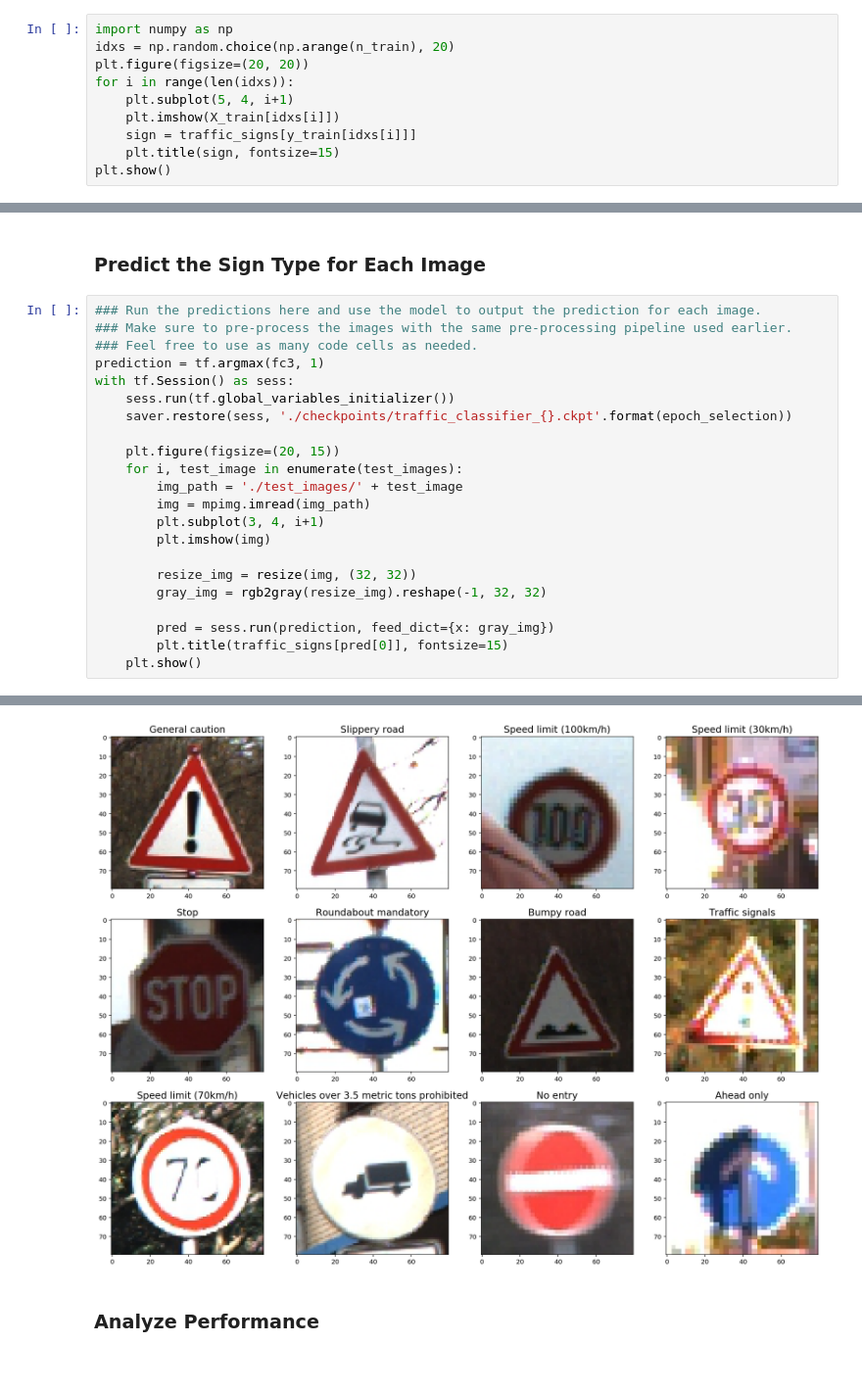
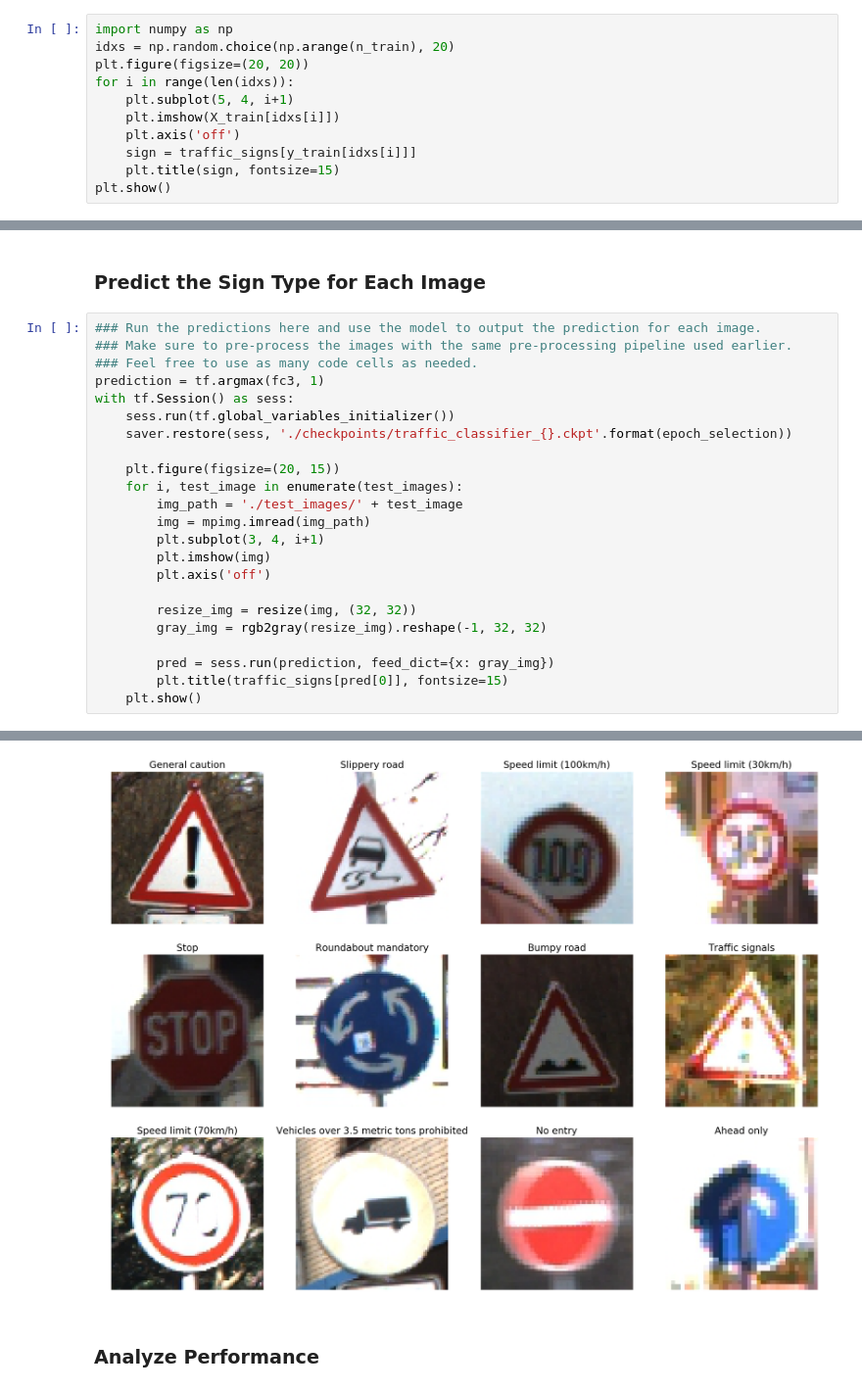
Before and after one commit to yoon-gu/CarND-Traffic-Sign-Classifier-Project, a Jupyter notebook: Traffic_Sign_Classifier.ipynb, the cells around one changed output, grey strips where cells are left out. Shown at 98% size. Drawn from its saved outputs; the diff is of its cells as text.

```diff
--- a/Traffic_Sign_Classifier.ipynb
+++ b/Traffic_Sign_Classifier.ipynb
@@ -108,6 +108,7 @@ plt.figure(figsize=(20, 20))
 for i in range(len(idxs)):
     plt.subplot(5, 4, i+1)
     plt.imshow(X_train[idxs[i]])
+    plt.axis('off')
     sign = traffic_signs[y_train[idxs[i]]]
     plt.title(sign, fontsize=15)
 plt.show()
@@ -326,28 +324,29 @@ plt.show()
 # %%
 ### Run the predictions here and use the model to output the prediction for each image.
 ### Make sure to pre-process the images with the same pre-processing pipeline used earlier.
 ### Feel free to use as many code cells as needed.
 prediction = tf.argmax(fc3, 1)
 with tf.Session() as sess:
     sess.run(tf.global_variables_initializer())
     saver.restore(sess, './checkpoints/traffic_classifier_{}.ckpt'.format(epoch_selection))
 
     plt.figure(figsize=(20, 15))
     for i, test_image in enumerate(test_images):
         img_path = './test_images/' + test_image
         img = mpimg.imread(img_path)
         plt.subplot(3, 4, i+1)
         plt.imshow(img)
+        plt.axis('off')
 
         resize_img = resize(img, (32, 32))
         gray_img = rgb2gray(resize_img).reshape(-1, 32, 32)
 
         pred = sess.run(prediction, feed_dict={x: gray_img})
         plt.title(traffic_signs[pred[0]], fontsize=15)
     plt.show()
 # %% [output]
 INFO:tensorflow:Restoring parameters from ./checkpoints/traffic_classifier_19.ckpt
-[figure, old version]
+[figure, new version]
 # %% [markdown]
 ### Analyze Performance
 # %%
```
Also changed, not shown: parts of 4 cells of this notebook.
